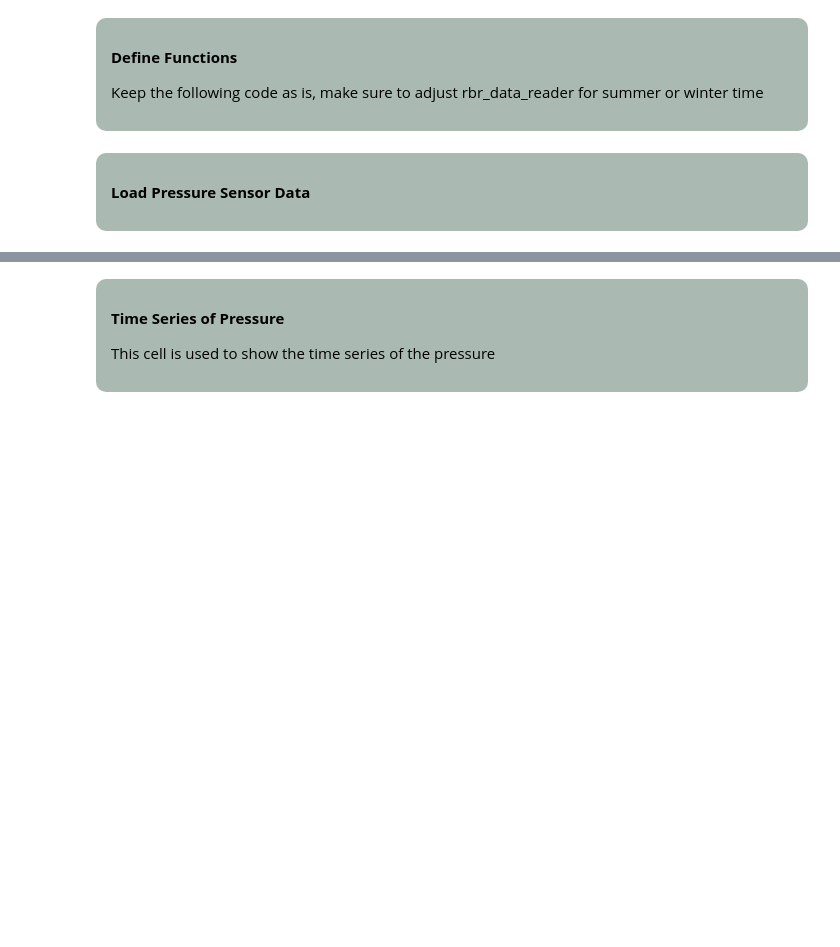
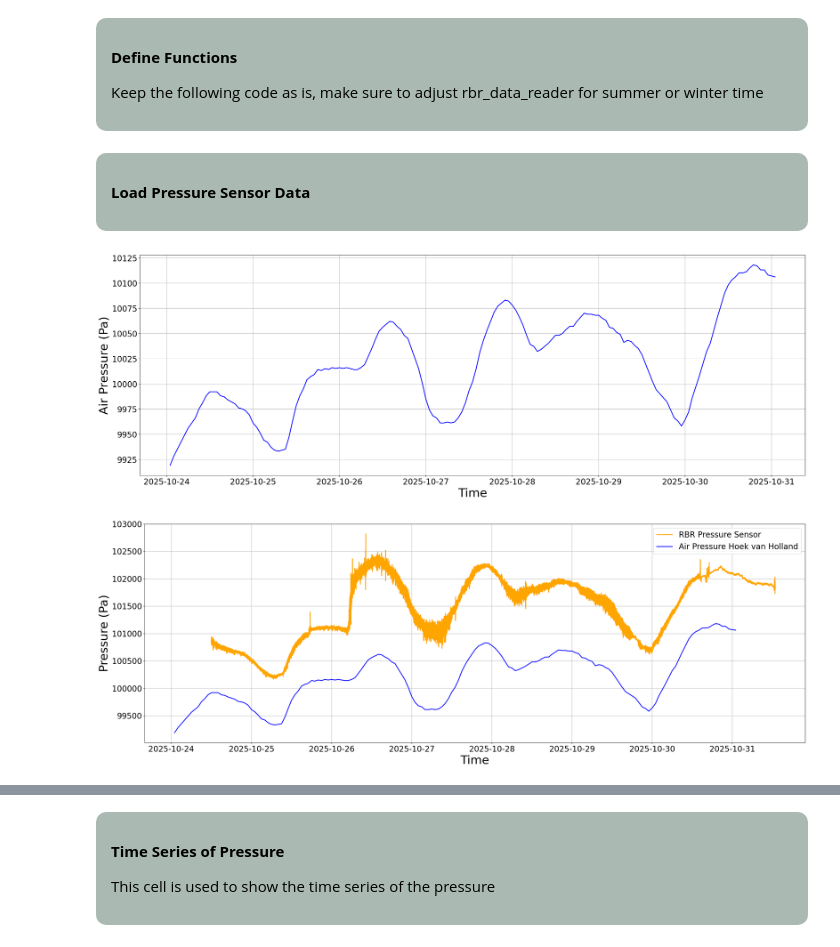
Before and after one commit to tudelftstormtroopers/stormbenjamin, a Jupyter notebook: PS_Lake_Analysis/Pressure_to_Elevation_Template.ipynb, the cells around one changed output, grey strips where cells are left out. Drawn from its saved outputs; the diff is of its cells as text; code cells hidden in the pictures; blank space fills up the shorter version.

Commit message:
Pressure changes

```diff
--- a/PS_Lake_Analysis/Pressure_to_Elevation_Template.ipynb
+++ b/PS_Lake_Analysis/Pressure_to_Elevation_Template.ipynb
@@ -296,4 +309,31 @@ def p2sse(t,pressure,z_sensor, h_bed, cutoff):
 # %%
 ## Load rbr data
 
-rbr_01 = rbr_data_reader(r'C:\Users\mscha\Documents\Stormtroopers\Data_files\Data_storm_benjamin\PressureSensor RBR\202438_20251031_1250_stormtroopers Oct 2025\202438_20251031_1250_stormtroopers Oct 2025_data.txt')
+rbr_01 = rbr_data_reader(r'C:\Users\mscha\Documents\Stormtroopers\stormbenjamin\PS_Lake_Analysis\Data\PressureSensor RBR\202438_20251031_1250_stormtroopers Oct 2025\202438_20251031_1250_stormtroopers Oct 2025_data.txt')
+# %%
+# Plot Air Pressure Data
+
+plt.figure(1,figsize=(30,10))
+plt.plot(air_pressure_HvH['time'], air_pressure_HvH['P'], color='blue', linewidth=2)
+plt.xlabel('Time', fontsize=30)
+plt.ylabel('Air Pressure (Pa)', fontsize=30)
+plt.xticks(fontsize=20)
+plt.yticks(fontsize=20)
+plt.grid()
+plt.show()
+
+## Plot raw RBR data and air pressure data
+
+plt.figure(1,figsize=(30,10))
+plt.plot(rbr_01['time'], rbr_01['pressure'], label='RBR Pressure Sensor', color='orange', linewidth=2)
+plt.plot(air_pressure_HvH['time'], air_pressure_HvH['P']*10 , label='Air Pressure Hoek van Holland', color='blue', linewidth=2)
+plt.xlabel('Time', fontsize=30)
+plt.ylabel('Pressure (Pa)', fontsize=30)
+plt.xticks(fontsize=20)
+plt.yticks(fontsize=20)
+plt.legend(fontsize=20)
+plt.grid()
+plt.show()
+# %% [output]
+[figure, added]
+[figure, added]
```
Also changed, not shown: parts of 8 cells of this notebook, 7 other files.
